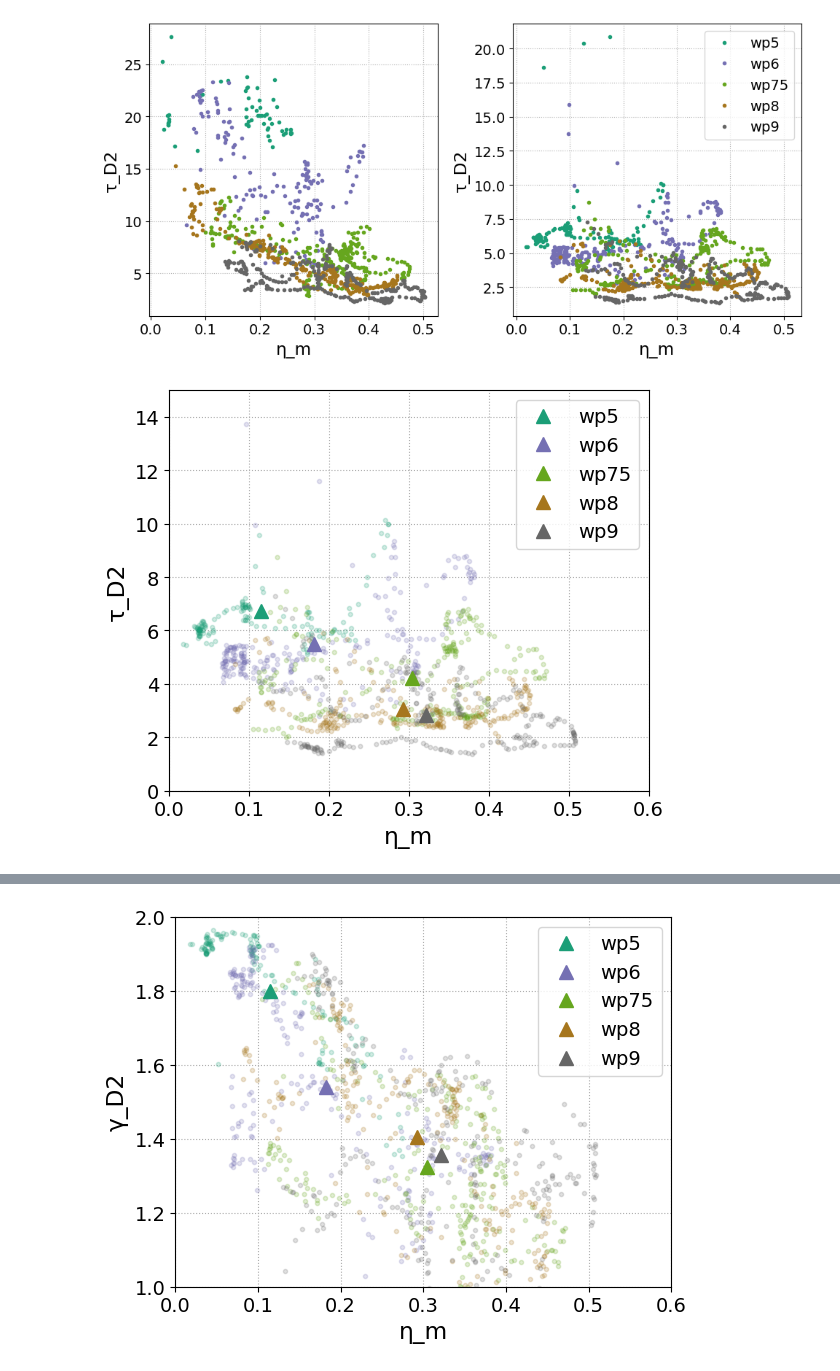
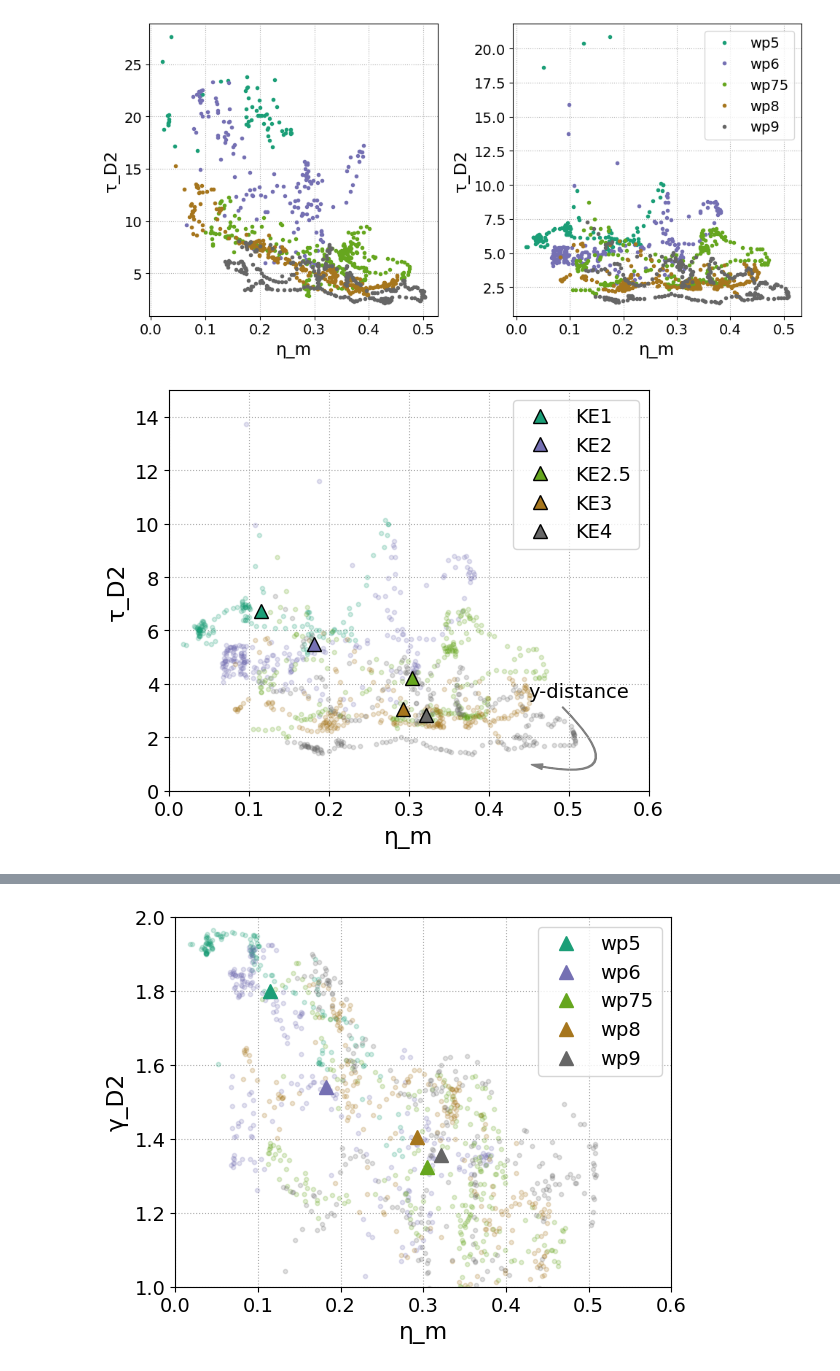
Before and after one commit to mrayson/incoherentitide, a Jupyter notebook: NOTEBOOKS/inspect_pk2015_ROMS_nonstat_itide.ipynb, the cells around one changed output, grey strips where cells are left out. Saved outputs shown, nothing was run; the diff lists cells and outputs as text; code cells hidden in the pictures.

```diff
--- a/NOTEBOOKS/inspect_pk2015_ROMS_nonstat_itide.ipynb
+++ b/NOTEBOOKS/inspect_pk2015_ROMS_nonstat_itide.ipynb
@@ -50,22 +51,31 @@ def plot_spatial(ds):
         axs[ii].plot(y, ds['data'][:,ii],'.')
         axs[ii].set_ylabel(paramnames[ii])
         axs[ii].set_ylim(limits[paramnames[ii]])
-        axs[ii].set_xlim(1400,2000)
+        axs[ii].set_xlim(1000,2000)
         axs[ii].grid(True, ls=':')
         if ii < nparams-1:
             axs[ii].set_xticklabels([])
 
 
+    axs[0].annotate('', xy=(1500+50, 0.25), xytext=(1500+50, 0.05),
+            arrowprops=dict(facecolor='0.5', shrink=0.02),
+            )
+    axs[0].annotate('', xy=(1500+100, 0.25), xytext=(1500+100, 0.05),
+            arrowprops=dict(facecolor='0.5', shrink=0.02),
+            )
+    axs[0].annotate('', xy=(1500, 0.25), xytext=(1500, 0.05),
+            arrowprops=dict(facecolor='0.5', shrink=0.02),
+            )
     return axs
 # %%
 # covfunc = nsjax.itide_D2_meso_gammaexp
 covfunc = nsjax.itide_D2_meso_gammaexp_fixed
 
-for scenario in scenarios:
+for scenario, name in zip(scenarios, scenario_names):
     output_nc = '../DATA/ROMS/{}_params_{}_v2.nc'.format(scenario,covfunc.__name__)
     ds = xr.open_dataset(output_nc)
     axs=plot_spatial(ds)
-    axs[0].set_title(scenario)
+    axs[0].set_title(name)
     axs[-1].set_xlabel('y [km]')
-    plt.savefig('../FIGURES/PK2015_spatialparams_Lorentzian_{}.png'.format(scenario), dpi=150)
+    plt.savefig('../FIGURES/PK2015_spatialparams_Lorentzian_{}_v2.png'.format(scenario), dpi=150)
 # %% [output]
@@ -78,11 +88,11 @@ for scenario in scenarios:
 covfunc = nsjax.itide_D2_meso_gammaexp
 # covfunc = nsjax.itide_D2_meso_gammaexp_fixed
 
-for scenario in scenarios:
+for scenario, name in zip(scenarios, scenario_names):
     output_nc = '../DATA/ROMS/{}_params_{}_v2.nc'.format(scenario,covfunc.__name__)
     ds = xr.open_dataset(output_nc)
     axs=plot_spatial(ds)
-    axs[0].set_title(scenario)
+    axs[0].set_title(name)
     axs[-1].set_xlabel('y [km]')
-    plt.savefig('../FIGURES/PK2015_spatialparams_GammaExp_{}.png'.format(scenario), dpi=150)
+    plt.savefig('../FIGURES/PK2015_spatialparams_GammaExp_{}_v2.png'.format(scenario), dpi=150)
 # %% [output]
@@ -255,34 +265,50 @@ plt.tight_layout()
 # %% [output]
 [figure]
 # %%
+from matplotlib.patches import FancyArrowPatch
+
 plt.figure(figsize=(6,5))
 ax=plt.subplot(111)
 
 covfunc = nsjax.itide_D2_meso_gammaexp
 
 # Add the mean value
 for cc, scenario in zip(colors, scenarios):
     output_nc = '../DATA/ROMS/{}_params_{}_v2.nc'.format(scenario,covfunc.__name__)
     ds = xr.open_dataset(output_nc)
 
-    plt.plot(ds['data'][:,0].mean(), ds['data'][:,4].mean(),'^',c=cc, ms=10, zorder=1e6 )
-plt.legend(scenarios)
+    plt.plot(ds['data'][:,0].mean(), ds['data'][:,4].mean(),'^',c=cc, ms=10, zorder=1e6, markeredgecolor='k' )
+plt.legend(scenario_names)
 
 for cc, scenario in zip(colors, scenarios):
     output_nc = '../DATA/ROMS/{}_params_{}_v2.nc'.format(scenario,covfunc.__name__)
     ds = xr.open_dataset(output_nc)
 
     plt.plot(ds['data'][:,0], ds['data'][:,4],'.',c=cc, alpha=0.2)
 
 paramnames = ds['data'].attrs['parameter names']
 ax.set_ylabel(paramnames[4])
 ax.set_xlabel(paramnames[0])
 # ax.set_ylim(limits['τ_D2'])
 ax.set_xlim(limits['η_m'])
 ax.set_ylim(0, 15)
 
 plt.grid(True, ls=':')
+
+# ax.annotate('distance', xy=(0.53, 1.8), xytext=(0.39, 4),
+#             arrowprops=dict(facecolor='0.5', shrink=0.05),
+#             )
+# ax.annotate('', xy=(0.45, 1), xytext=(0.53, 1.8),
+#             arrowprops=dict(facecolor='0.5', shrink=0.05),
+#             )
+
+style = "Simple, tail_width=0.5, head_width=4, head_length=8"
+kw = dict(arrowstyle=style, color="0.5")
+a3 = FancyArrowPatch((0.49, 3.2), (0.45, 1),
+                             connectionstyle="arc3,rad=-1.7", **kw )
+plt.gca().add_patch(a3)
+plt.text(0.45, 3.5, 'y-distance')
 plt.tight_layout()
-plt.savefig('../FIGURES/PK2015_tauD2_vs_etam.png', dpi=150)
+plt.savefig('../FIGURES/PK2015_tauD2_vs_etam_v2.png', dpi=150)
 # %% [output]
-[figure, old version]
+[figure, new version]
```
Also changed, not shown: parts of 17 cells of this notebook, 2 other files.
